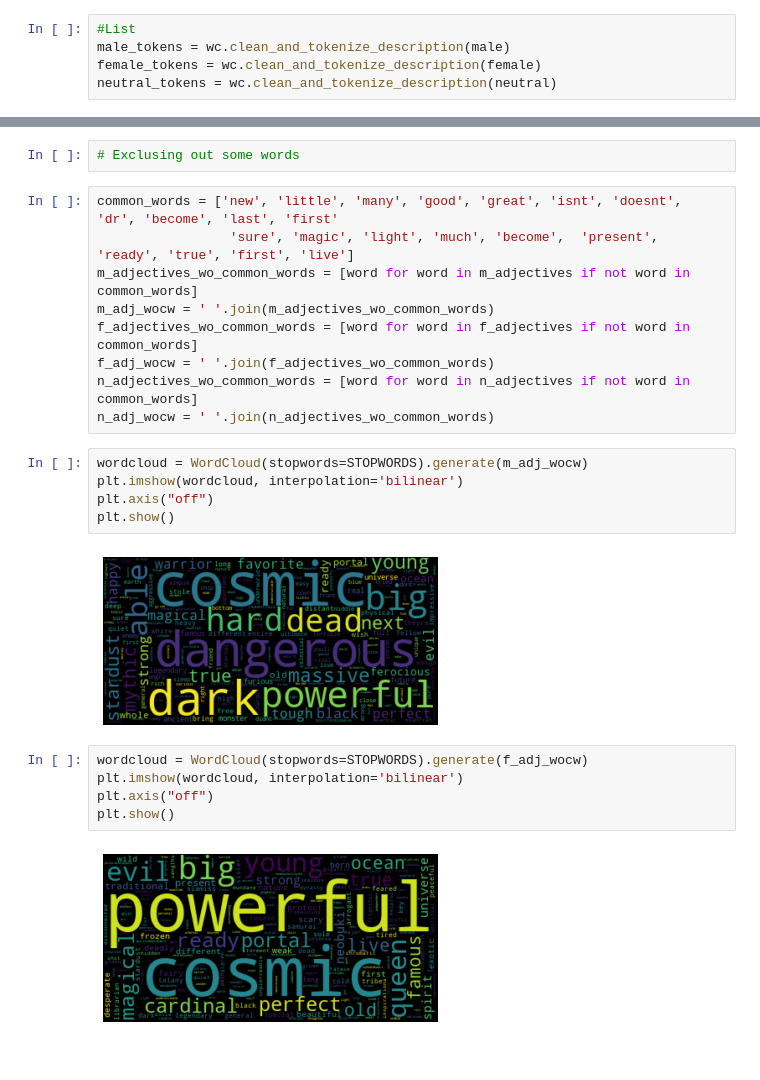
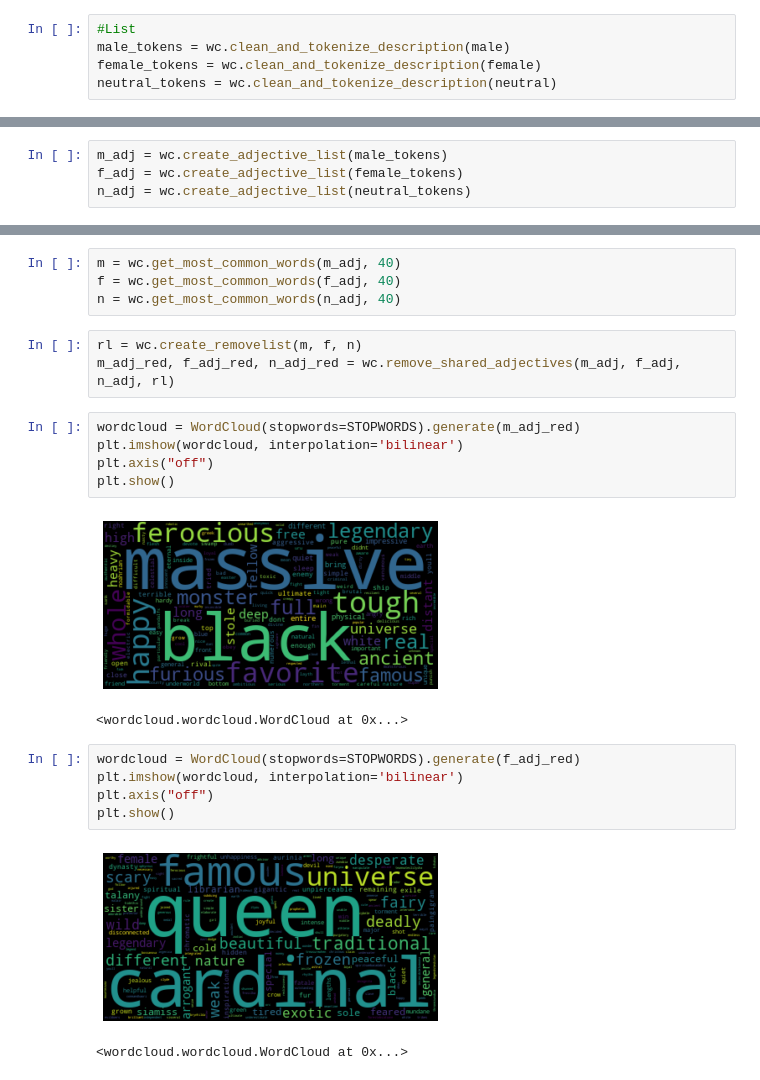
Before and after one commit to alice203/wordcloud_dei_project, a Jupyter notebook: main.ipynb, the cells around one changed output, grey strips where cells are left out. Saved outputs shown, nothing was run; the diff lists cells and outputs as text.

Commit message:
[add] final code, plots and readme

```diff
--- a/main.ipynb
+++ b/main.ipynb
@@ -77,0 +75,4 @@ n_adj = wc.remove_stopwords(neutral_tokens)
+# %%
+m_adj = wc.create_adjective_list(male_tokens)
+f_adj = wc.create_adjective_list(female_tokens)
+n_adj = wc.create_adjective_list(neutral_tokens)
@@ -99,26 +96,24 @@ plt.show()
-# %%
-# Exclusing out some words
-# %%
-common_words = ['new', 'little', 'many', 'good', 'great', 'isnt', 'doesnt', 'dr', 'become', 'last', 'first'
-                 'sure', 'magic', 'light', 'much', 'become',  'present', 'ready', 'true', 'first', 'live']
-m_adjectives_wo_common_words = [word for word in m_adjectives if not word in common_words]
-m_adj_wocw = ' '.join(m_adjectives_wo_common_words)
-f_adjectives_wo_common_words = [word for word in f_adjectives if not word in common_words]
-f_adj_wocw = ' '.join(f_adjectives_wo_common_words)
-n_adjectives_wo_common_words = [word for word in n_adjectives if not word in common_words]
-n_adj_wocw = ' '.join(n_adjectives_wo_common_words)
+# %%
+m = wc.get_most_common_words(m_adj, 40)
+f = wc.get_most_common_words(f_adj, 40)
+n = wc.get_most_common_words(n_adj, 40)
+# %%
+rl = wc.create_removelist(m, f, n)
+m_adj_red, f_adj_red, n_adj_red = wc.remove_shared_adjectives(m_adj, f_adj, n_adj, rl)
 # %%
-wordcloud = WordCloud(stopwords=STOPWORDS).generate(m_adj_wocw)
+wordcloud = WordCloud(stopwords=STOPWORDS).generate(m_adj_red)
 plt.imshow(wordcloud, interpolation='bilinear')
 plt.axis("off")
 plt.show()
 # %% [output]
-[figure, old version]
+[figure, new version]
+<wordcloud.wordcloud.WordCloud at 0x...>
 # %%
-wordcloud = WordCloud(stopwords=STOPWORDS).generate(f_adj_wocw)
+wordcloud = WordCloud(stopwords=STOPWORDS).generate(f_adj_red)
 plt.imshow(wordcloud, interpolation='bilinear')
 plt.axis("off")
 plt.show()
 # %% [output]
-[figure, old version]
+[figure, new version]
+<wordcloud.wordcloud.WordCloud at 0x...>
 # %%
```
Also changed, not shown: parts of 12 cells of this notebook, 12 other files.
